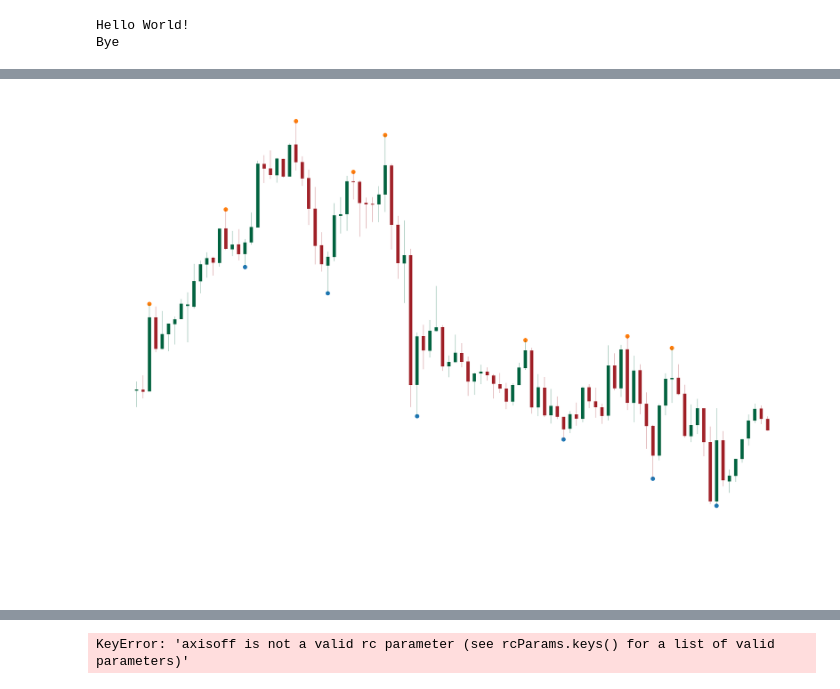
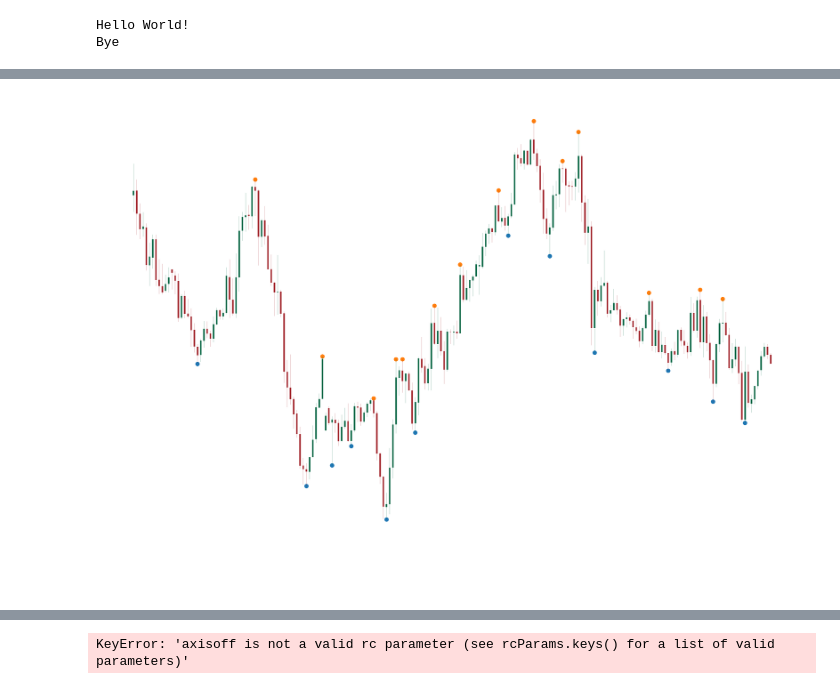
Before and after one commit to Mehrnoushhk/DeepLearning, a Jupyter notebook: PinAI.ipynb, the cells around one changed output, grey strips where cells are left out. Saved outputs shown, nothing was run; the diff lists cells and outputs as text; code cells hidden in the pictures.

```diff
--- a/PinAI.ipynb
+++ b/PinAI.ipynb
@@ -20,7 +20,8 @@ Hello World!
 Bye
 # %%
 %%time
-url= 'https://raw.githubusercontent.com/Mehrnoushhk/DeepLearning/master/GBPUSDm30.csv'
-data= pd.read_csv(url)
+#url= 'https://raw.githubusercontent.com/Mehrnoushhk/DeepLearning/master/GBPUSDm30.csv'
+#data= pd.read_csv(url)
+data= pd.read_csv('C:\\Users\\Maryam-Goli\\Documents\\GitHub\\DeepLearning\\GBPUSDm30.csv')
 data= dataCleaner(data)
 # %% [output]
@@ -36,8 +37,8 @@ Wall time: 19.7 s
 # %%
 minMax= data[['minValue', 'maxValue']]
-adp= mpl.make_addplot(minMax[len(minMax)-100:], type= 'scatter', markersize= 200)
-mpl.plot(data.iloc[data.shape[0]-100: data.shape[0],:], type= 'candle', style= 'charles', figscale= 6, addplot= adp, axisoff= True)
+adp= mpl.make_addplot(minMax[len(minMax)-200:], type= 'scatter', markersize= 200)
+mpl.plot(data.iloc[data.shape[0]-200: data.shape[0],:], type= 'candle', style= 'charles', figscale= 6, addplot= adp, axisoff= True)
 # %% [output]
-[figure, old version]
+[figure, new version]
 # %%
 columnsNames= data.columns
```
Also changed, not shown: parts of 7 cells of this notebook, 1 other file.
